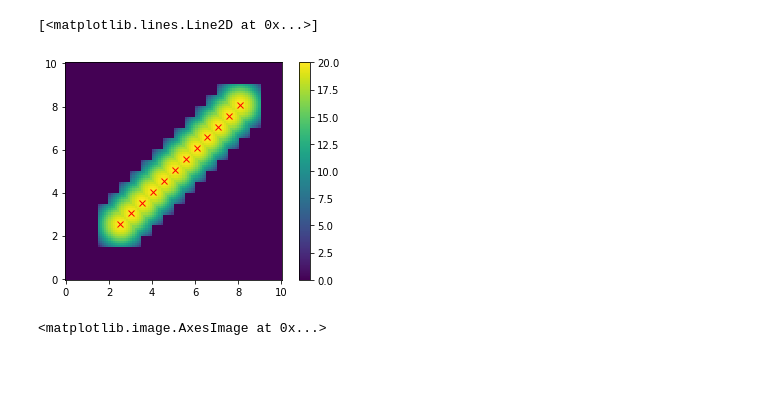
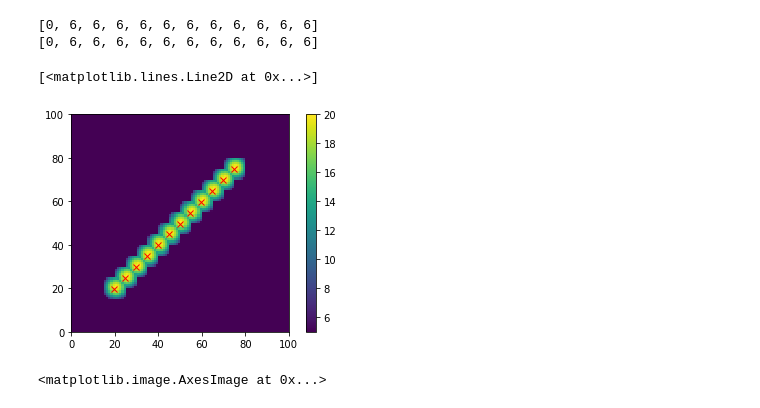
Before and after one commit to KillianBrennan/cell_tracker, a Jupyter notebook: working_principle.ipynb, the cells around one changed output. Cells and saved outputs as stored; diff of their text form; code cells hidden in the pictures; blank space fills up the shorter version.

Commit message:
movement relative cell with and length (untested)

```diff
--- a/working_principle.ipynb
+++ b/working_principle.ipynb
@@ -44,14 +44,15 @@ x_0 = 15 # initial x position
 y_0 = 15 # initial y position
 v_x = 5 # x velocity (gridpoints per timestep)
 v_y = 5 # y velocity (gridpoints per timestep)
-cell_size = 20 # cell size in gridpoints
+cell_size_x = 10 # cell size in gridpoints
+cell_size_y = 10 # cell size in gridpoints
 intensity = 20 # cell intensity
 fade = 4 # cell fade
 # create a gaussian cell
-cell = np.zeros((cell_size, cell_size))
-for i in range(cell_size):
-    for j in range(cell_size):
-        cell[i, j] = intensity * fade*(np.exp(-((i-cell_size/2)**2 + (j-cell_size/2)**2)/(2*cell_size**2))-(1-1/fade))
+cell = np.zeros((cell_size_x, cell_size_y))
+for i in range(cell_size_x):
+    for j in range(cell_size_y):
+        cell[i, j] = intensity * fade*(np.exp(-((i-cell_size_x/2)**2 + (j-cell_size_y/2)**2)/(2*cell_size_x*cell_size_y))-(1-1/fade))
 
 for i, date in enumerate(datelist):
 
@@ -60,19 +61,26 @@ for i, date in enumerate(datelist):
     y = int(y_0 + v_y * i)
 
     # add the cell to the field
-    fields[i, x:x+cell_size, y:y+cell_size] = cell
+    fields[i, x:x+cell_size_x, y:y+cell_size_y] = cell
 # %%
 # track the cells
 cells = track_cells(fields, datelist, field_static)
+cell = cells[0]
+# %%
+print(cell.width_gp)
+print(cell.length_gp)
+# %% [output]
+[0, 6, 6, 6, 6, 6, 6, 6, 6, 6, 6, 6]
+[0, 6, 6, 6, 6, 6, 6, 6, 6, 6, 6, 6]
 # %%
 # plot the field
-plt.pcolormesh(field_static["lon"], field_static["lat"], fields[:, :, :].max(axis=0))
+plt.pcolormesh(fields[:, :, :].max(axis=0),vmin=5)
 plt.colorbar()
 plt.gca().set_aspect('equal', adjustable='box')
-plt.plot(cells[0].lon, cells[0].lat, "rx")
+plt.plot(cell.mass_center_y, cell.mass_center_x, "rx")
 # %% [output]
 [<matplotlib.lines.Line2D at 0x...>]
-[figure, old version]
+[figure, new version]
 # %%
 # setup synthetic data to showcase the segmentation
 
```
Also changed, not shown: parts of 1 cell of this notebook, 1 other file.
